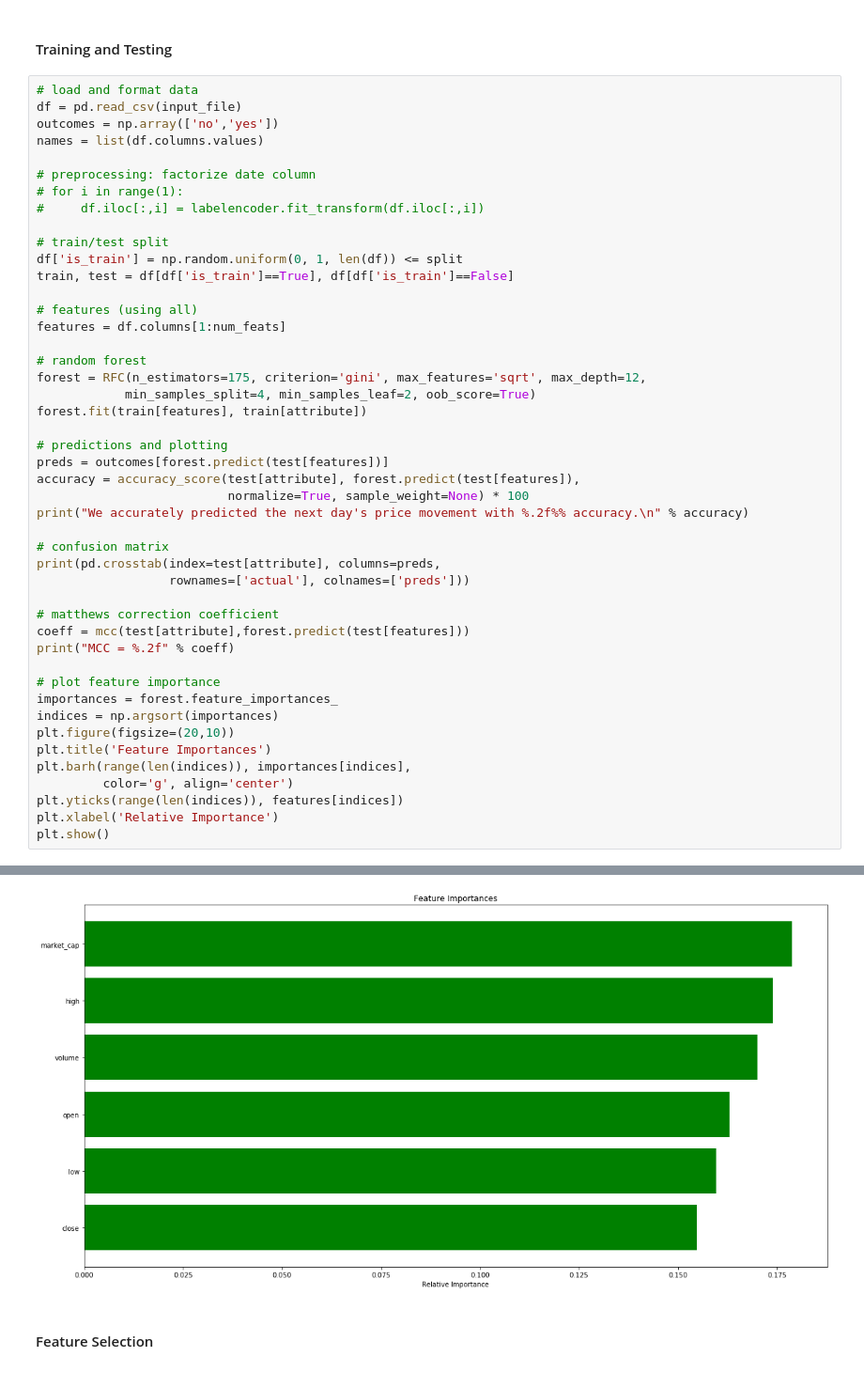
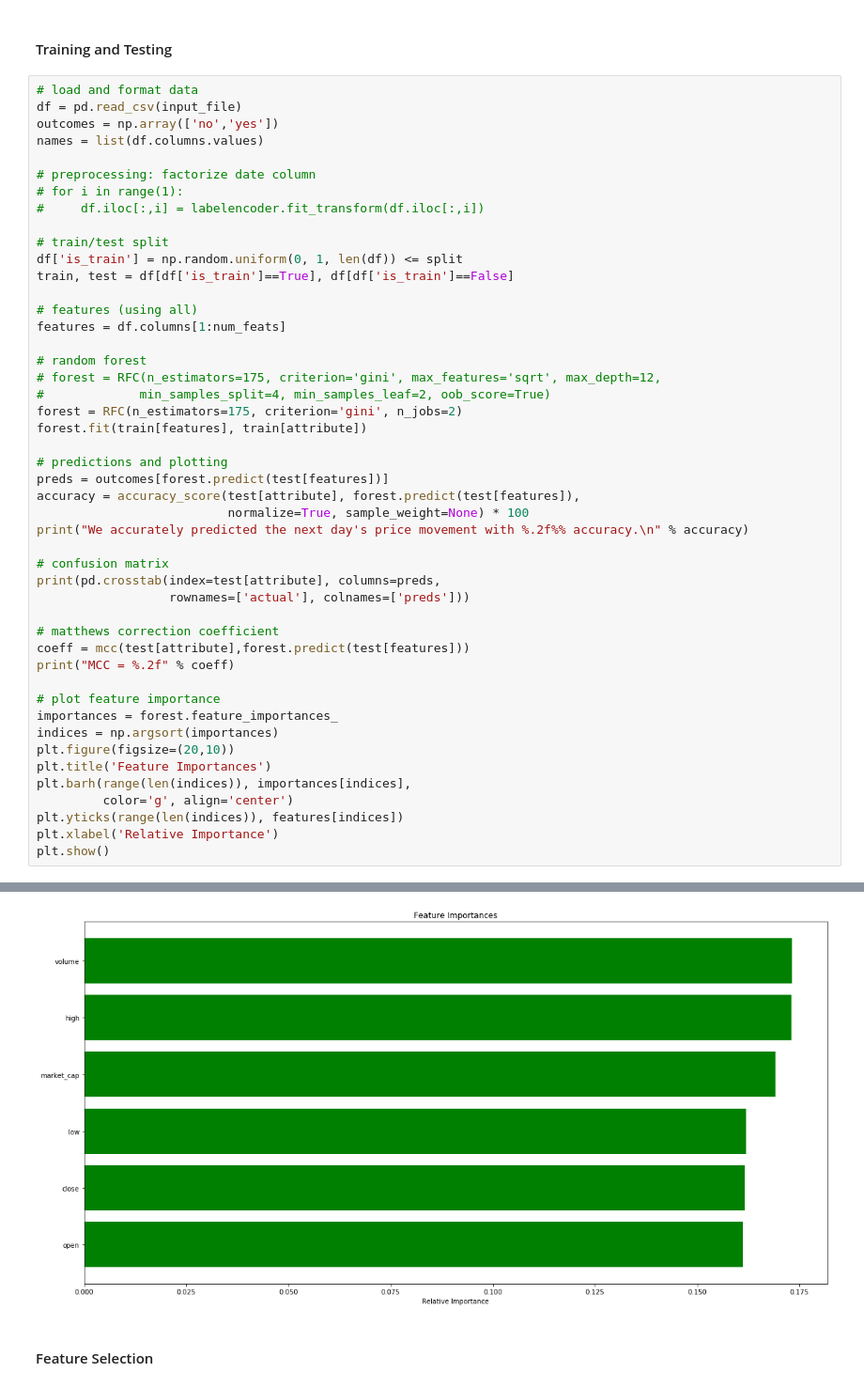
Before and after one commit to thecryptogolddiggers/project, a Jupyter notebook: ripple/feature_selection.ipynb, the cells around one changed output, grey strips where cells are left out. Shown: that part at 94% size. Saved outputs shown, nothing was run; the diff lists cells and outputs as text.

```diff
--- a/ripple/feature_selection.ipynb
+++ b/ripple/feature_selection.ipynb
@@ -58,8 +58,9 @@ train, test = df[df['is_train']==True], df[df['is_train']==False]
 features = df.columns[1:num_feats]
 
 # random forest
-forest = RFC(n_estimators=175, criterion='gini', max_features='sqrt', max_depth=12,
-            min_samples_split=4, min_samples_leaf=2, oob_score=True)
+# forest = RFC(n_estimators=175, criterion='gini', max_features='sqrt', max_depth=12,
+#             min_samples_split=4, min_samples_leaf=2, oob_score=True)
+forest = RFC(n_estimators=175, criterion='gini', n_jobs=2)
 forest.fit(train[features], train[attribute])
 
 # predictions and plotting
@@ -97,4 +98,4 @@ MCC = 0.11
-[figure, old version]
+[figure, new version]
 # %% [markdown]
 #### Feature Selection
 # %%
```
Also changed, not shown: parts of 9 cells of this notebook.
